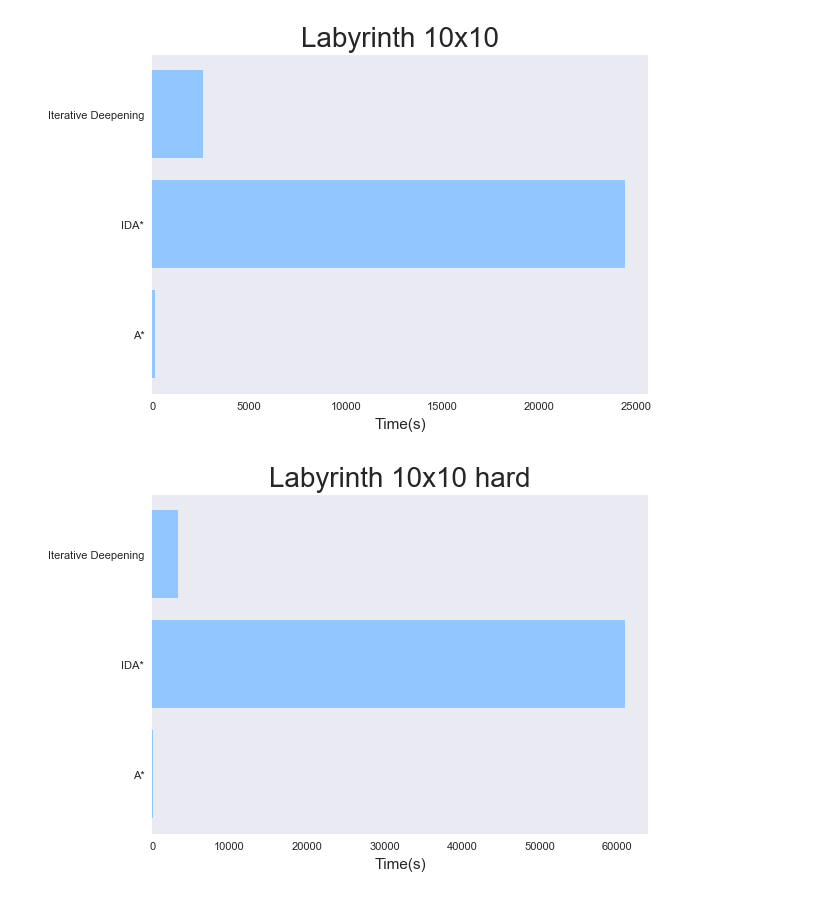
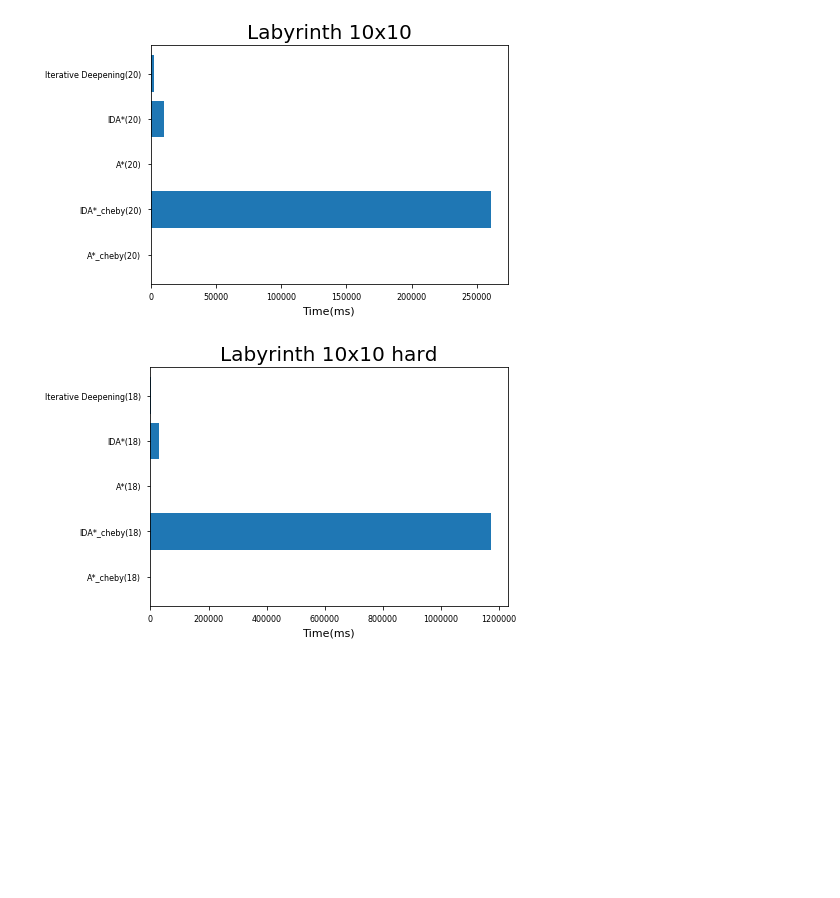
Before and after one commit to Miggianox94/ialab_2020, a Jupyter notebook: Prolog/Plotter.ipynb, the cells around one changed output. Cells and saved outputs as stored; diff of their text form; code cells hidden in the pictures; blank space fills up the shorter version.

```diff
--- a/Prolog/Plotter.ipynb
+++ b/Prolog/Plotter.ipynb
@@ -8,42 +6,42 @@ Error:
 # %%
 
 fig, ax = plt.subplots()
 
 # Example data
-people = ('Iterative Deepening', 'IDA*', 'A*')
+people = ('Iterative Deepening(20)', 'IDA*(20)', 'A*(20)','IDA*_cheby(20)', 'A*_cheby(20)')
 y_pos = np.arange(len(people))
-performance = [2636,24403,125]
+performance = [2639,10654,55,260618,403]
 error = np.random.rand(len(people))
 
 ax.barh(y_pos, performance, align='center')
 ax.set_yticks(y_pos)
 ax.set_yticklabels(people)
 ax.invert_yaxis()  # labels read top-to-bottom
-ax.set_xlabel('Time(s)', fontsize=11)
+ax.set_xlabel('Time(ms)', fontsize=11)
 ax.set_title('Labyrinth 10x10', fontsize=20)
 
 plt.show()
 # %% [output]
-[figure, old version]
+[figure, new version]
 # %%
 fig, ax = plt.subplots()
 
 # Example data
-people = ('Iterative Deepening', 'IDA*', 'A*')
+people = ('Iterative Deepening(18)', 'IDA*(18)', 'A*(18)','IDA*_cheby(18)', 'A*_cheby(18)')
 y_pos = np.arange(len(people))
-performance = [3355,60989,77]
+performance = [2314,29639,102,1171174,159]
 error = np.random.rand(len(people))
 
 ax.barh(y_pos, performance, align='center')
 ax.set_yticks(y_pos)
 ax.set_yticklabels(people)
 ax.invert_yaxis()  # labels read top-to-bottom
-ax.set_xlabel('Time(s)', fontsize=11)
+ax.set_xlabel('Time(ms)', fontsize=11)
 ax.set_title('Labyrinth 10x10 hard', fontsize=20)
 
 plt.show()
 # %% [output]
-[figure, old version]
+[figure, new version]
 # %%
 fig, ax = plt.subplots()
 
```
Also changed, not shown: parts of 5 cells of this notebook, 3 other files.
